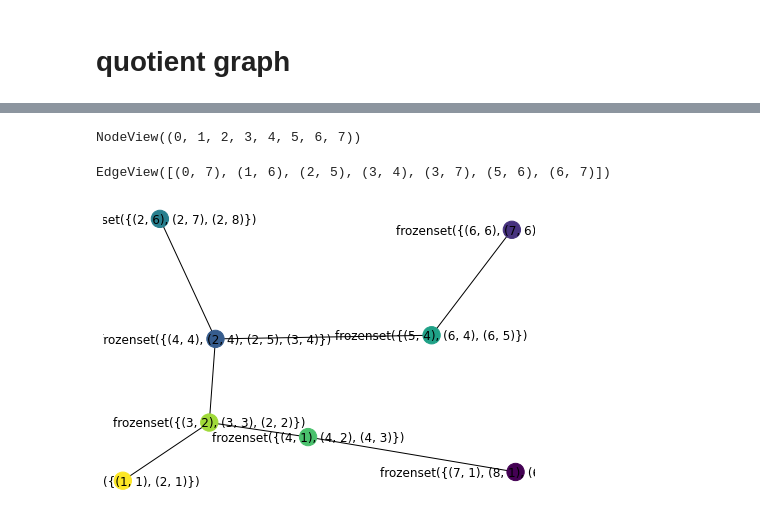
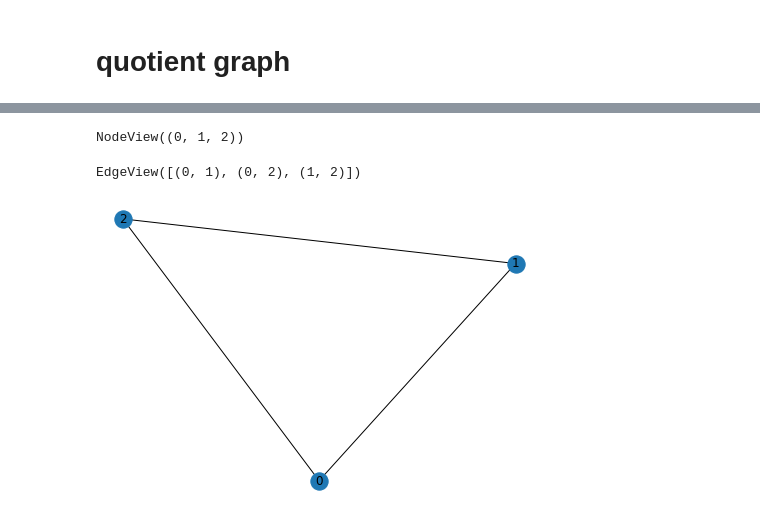
Before and after one commit to pareyesv/landscape_steiner, a Jupyter notebook: 0.3-grid_hierarchy.ipynb, the cells around one changed output, grey strips where cells are left out. Cells and saved outputs as stored; diff of their text form; code cells hidden in the pictures.

Commit message:
add hierarchy and quotient graph

```diff
--- a/0.3-grid_hierarchy.ipynb
+++ b/0.3-grid_hierarchy.ipynb
@@ -225,5 +232,5 @@ plot_graph(G, tree=G_st)
 # %%
-adjacency = nx.adjacency_matrix(G_st)
+adjacency = nx.adjacency_matrix(G)
 # %%
 paris = Paris()
 # %%
@@ -239,7 +258,7 @@ SVG(svg_dendrogram(dendrogram))
 # %%
 labels, dendrogram_aggregate = cut_straight(dendrogram,
-                                            #n_clusters=5,
-                                            threshold=0.2,
+                                            n_clusters=5,
+                                            #threshold=3,
                                             return_dendrogram=True
                                            )
 print(labels)
@@ -286,8 +367,8 @@ G_relabel = nx.quotient_graph(G_st, same_component, relabel=True)
 # %%
 G_relabel.nodes()
 # %% [output]
-NodeView((0, 1, 2, 3, 4, 5, 6, 7))
+NodeView((0, 1, 2))
 # %%
 G_relabel.edges()
 # %% [output]
-EdgeView([(0, 7), (1, 6), (2, 5), (3, 4), (3, 7), (5, 6), (6, 7)])
+EdgeView([(0, 1), (0, 2), (1, 2)])
@@ -303,8 +375,4 @@ node_color = {n: node_label[list(n)[0]] for n in G_q.nodes()}
 # %%
-nx.draw(G_q,
-        pos=node_pos,
-        with_labels=True,
-        node_color=list(node_color.values()),
-       )
+nx.draw(G_relabel, with_labels=True)
 # %% [output]
-[figure, old version]
+[figure, new version]
```
Also changed, not shown: parts of 22 cells of this notebook.
